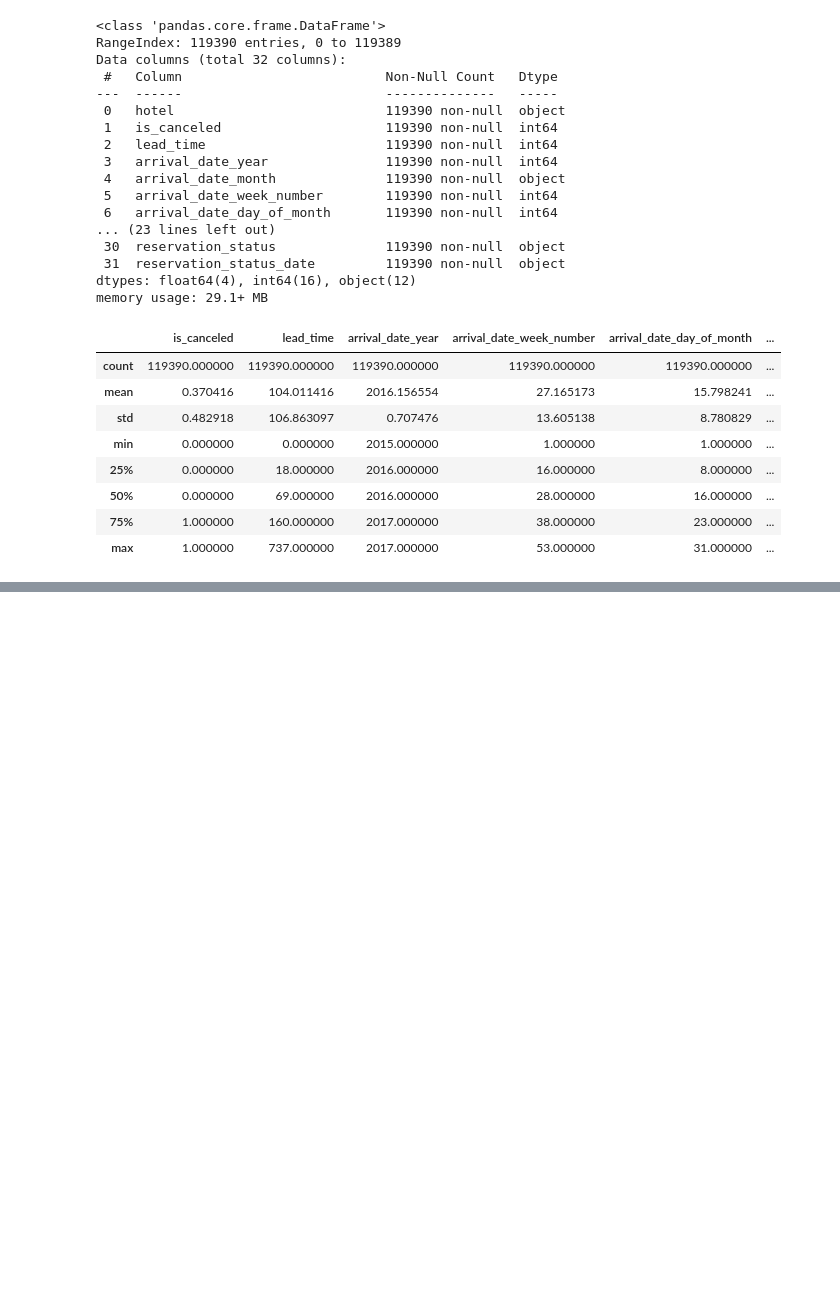
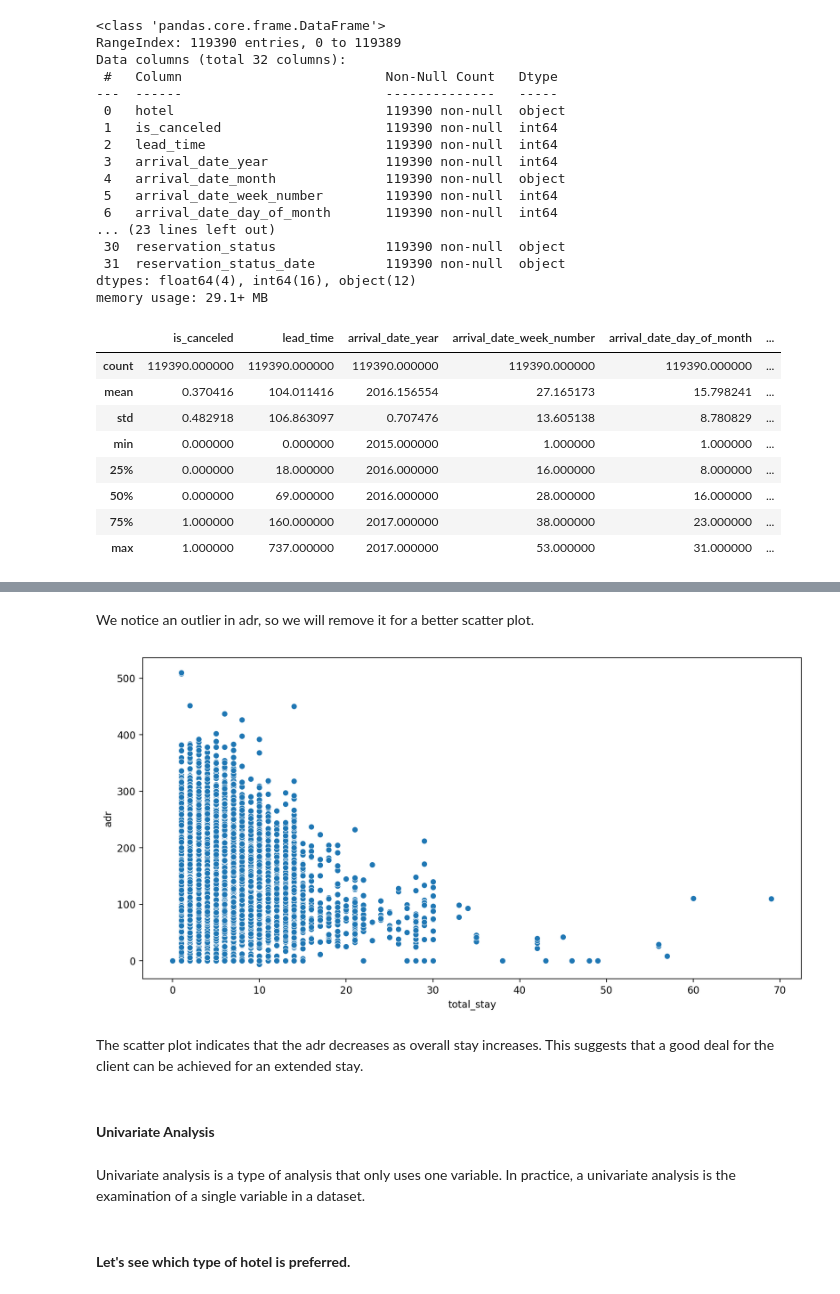
Before and after one commit to waghpallavi/hotel_booking_analysis, a Jupyter notebook: Hotel_Booking_analysis.ipynb, the cells around one changed output, grey strips where cells are left out. Saved outputs shown, nothing was run; the diff lists cells and outputs as text; code cells hidden in the pictures; blank space fills up the shorter version.

```diff
--- a/Hotel_Booking_analysis.ipynb
+++ b/Hotel_Booking_analysis.ipynb
@@ -163,0 +418,18 @@ df.describe()
+# %% [markdown]
+We notice an outlier in adr, so we will remove it for a better scatter plot.
+# %%
+ready_df.drop(ready_df[ready_df['adr'] > 1000].index, inplace = True)
+# %%
+plt.figure(figsize = (12,6),dpi=200)
+sns.scatterplot(y = 'adr', x = 'total_stay', data = ready_df)
+plt.show()
+# %% [output]
+[figure, added]
+# %% [markdown]
+The scatter plot indicates that the adr decreases as overall stay increases. This suggests that a good deal for the client can be achieved for an extended stay.
+# %% [markdown]
+#### **Univariate Analysis**
+# %% [markdown]
+Univariate analysis is a type of analysis that only uses one variable. In practice, a univariate analysis is the examination of a single variable in a dataset.
+# %% [markdown]
+#### **Let's see which type of hotel is preferred.**
```
Also changed, not shown: parts of 66 cells of this notebook.
